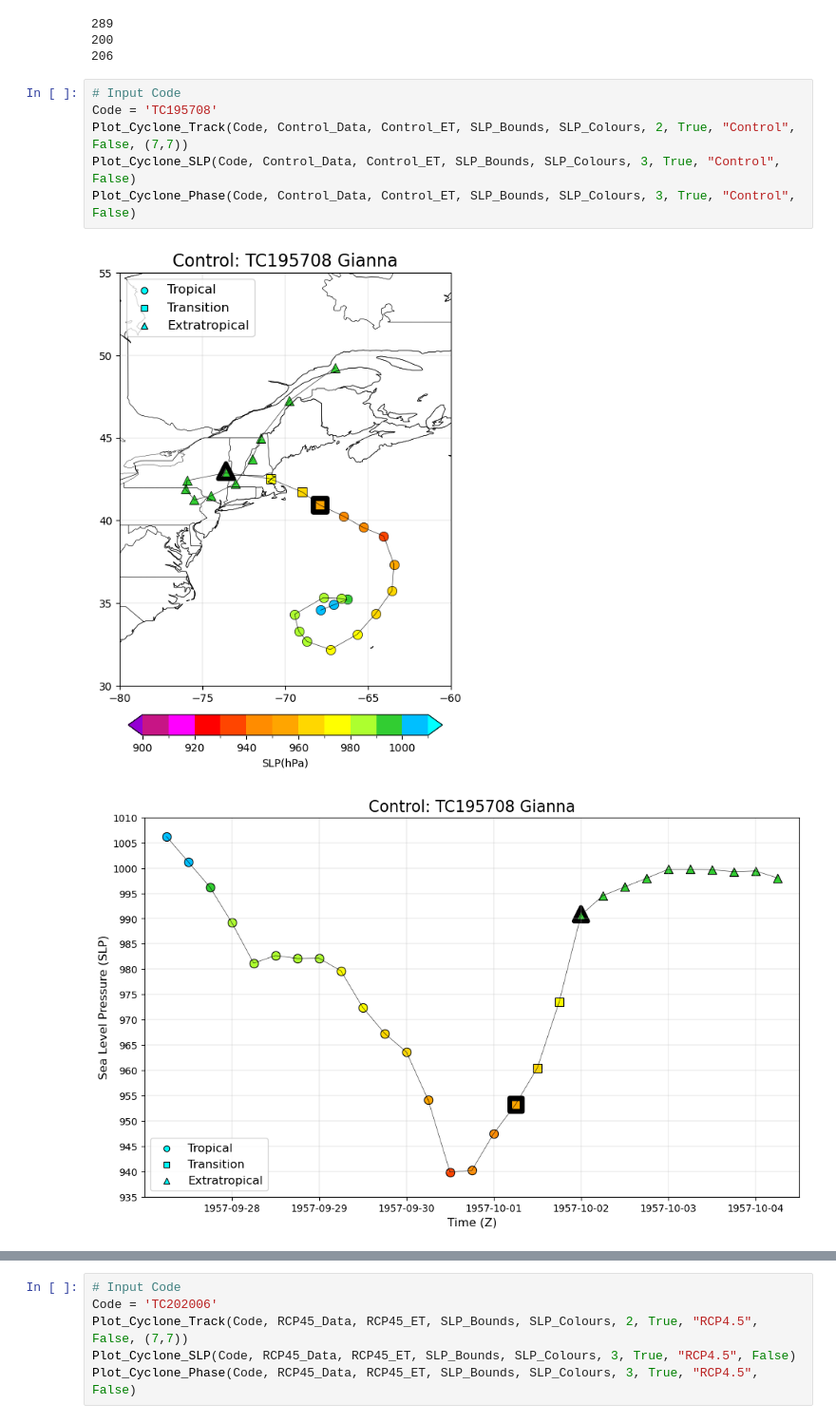
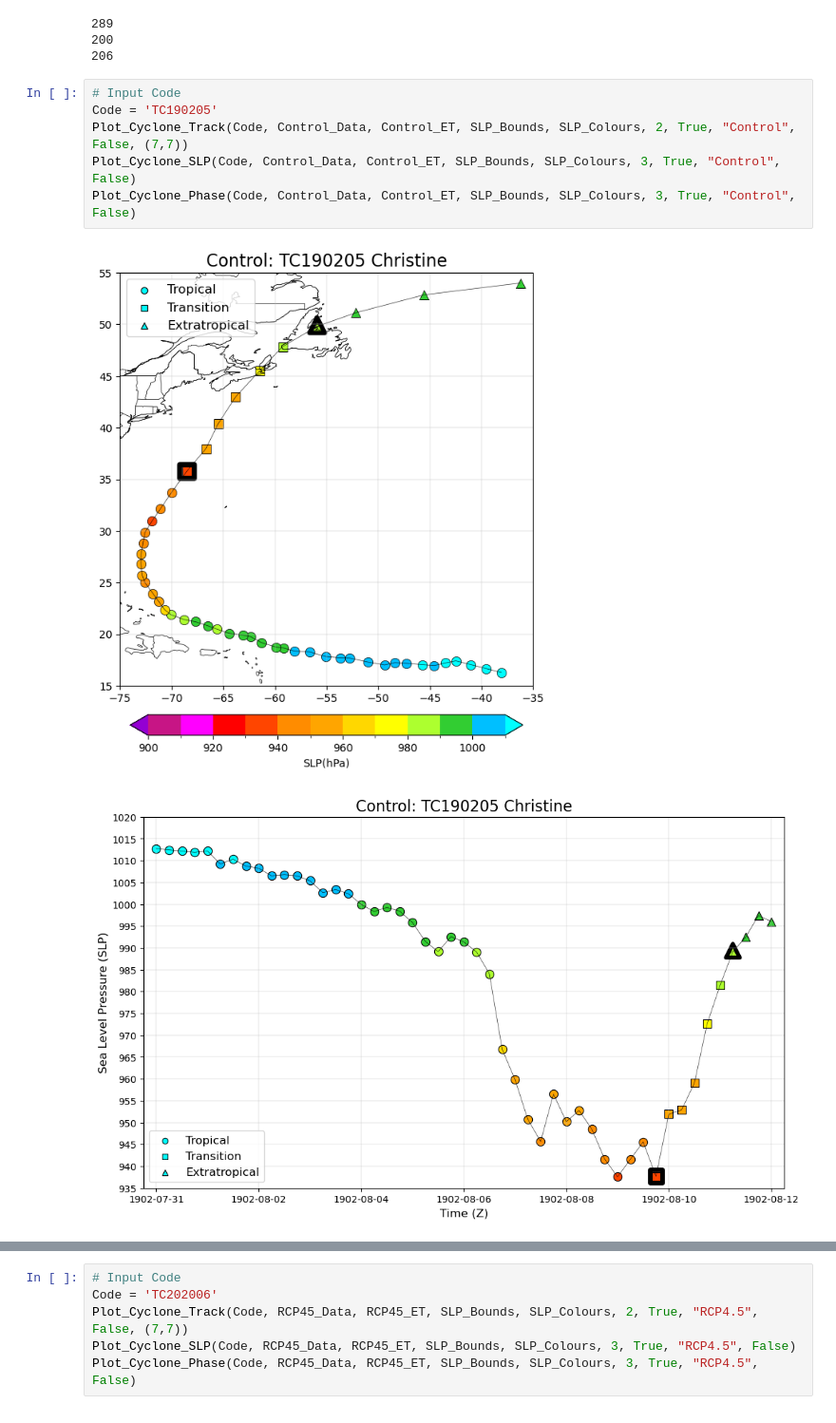
Before and after one commit to Luigi728/ExtraTrack_Github, a Jupyter notebook: RCP_Analysis/RCP_Analysis_V6.2.1.ipynb, the cells around one changed output, grey strips where cells are left out. Shown at 95% size. Cells and saved outputs as stored; diff of their text form.

```diff
--- a/RCP_Analysis/RCP_Analysis_V6.2.1.ipynb
+++ b/RCP_Analysis/RCP_Analysis_V6.2.1.ipynb
@@ -346,10 +346,10 @@ print (len(RCP85_ET))
 206
 # %%
 # Input Code
-Code = 'TC195708'
+Code = 'TC190205'
 Plot_Cyclone_Track(Code, Control_Data, Control_ET, SLP_Bounds, SLP_Colours, 2, True, "Control", False, (7,7))
 Plot_Cyclone_SLP(Code, Control_Data, Control_ET, SLP_Bounds, SLP_Colours, 3, True, "Control", False)
 Plot_Cyclone_Phase(Code, Control_Data, Control_ET, SLP_Bounds, SLP_Colours, 3, True, "Control", False)
 # %% [output]
-[figure, old version]
+[figure, new version]
-[figure, old version]
+[figure, new version]
```
Also changed, not shown: parts of 3 cells of this notebook, 5 other files.
